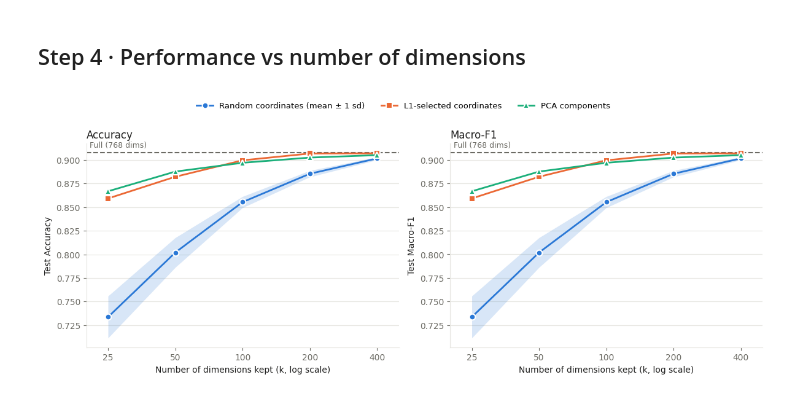
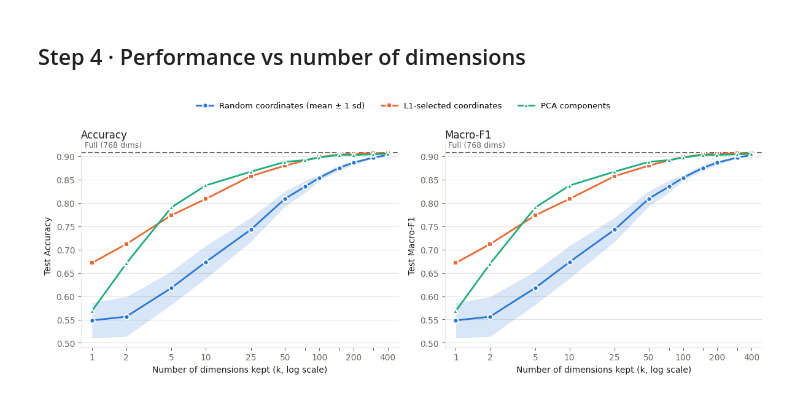
Before and after one commit to leocwq/STAT236, a Jupyter notebook: stat236_embedding.ipynb, the cells around one changed output. Cells and saved outputs as stored; diff of their text form; code cells hidden in the pictures.

```diff
--- a/stat236_embedding.ipynb
+++ b/stat236_embedding.ipynb
@@ -61,11 +56,14 @@ MAX_LEN = 256                               # tokens; longer texts are truncated
 BATCH_SIZE = 64
 
 # ---------- experiments ----------
-K_LIST = [25, 50, 100, 200, 400]            # the full 768 dims is the baseline
+# Original grid (25, 50, 100, 200, 400), extended down to k = 1 and with geometric midpoints
+# (75, 150, 300) where the curves change most. The full 768 dims is the baseline.
+K_LIST = [1, 2, 5, 10, 25, 50, 75, 100, 150, 200, 300, 400]
+LABEL_K = [1, 2, 5, 10, 25, 50, 100, 200, 400]   # k values that get a text label on plots
 N_RANDOM_SEEDS = 3 if QUICK else 20
 CV_FOLDS = 3 if QUICK else 5
 L2_CS = np.logspace(-4, 1, 11)              # C grid for the downstream L2 classifier
-L1_CS = np.logspace(-4, 0, 17)              # C path for L1 selection (small C = sparser)
+L1_CS = np.logspace(-4, 0, 33)              # C path for L1 selection (small C = sparser); dense so nearby k don't share a C
 EXP_SEED = 42
 
 for d in (DATA_DIR, EMB_DIR, RESULTS_DIR):
@@ -388,7 +386,7 @@ ax = axes[0]
 ax.plot(np.arange(1, len(cum) + 1), cum, color=BLUE, lw=2)
 ks = [k for k in K_LIST if k <= len(cum)]
 ax.plot(ks, cum[np.array(ks) - 1], ls="none", marker="o", ms=7, color=BLUE, mec="white", mew=1.5)
-for k in ks:
+for k in [k for k in ks if k in LABEL_K and k >= 10]:
     ax.annotate(f"k={k}: {100 * cum[k - 1]:.0f}%", xy=(k, cum[k - 1]), xytext=(-6, 6),
                 textcoords="offset points", ha="right", va="bottom", fontsize=8.5, color=INK)
 ax.set_xscale("log"); ax.set_ylim(0, 1.02)
@@ -586,33 +562,33 @@ def panel(ax, summary, metric, title):
                 ha="left", va="bottom", fontsize=9, color=MUTED)
     for method, st in STYLE.items():
         s = summary[summary["method"] == method].sort_values("k")
         if s.empty:
             continue
         mean, sd = s[f"{metric}_mean"], s[f"{metric}_std"].fillna(0)
         if method == "random":
             ax.fill_between(s["k"], mean - sd, mean + sd, color=st["color"], alpha=0.18, lw=0, zorder=2)
-        ax.plot(s["k"], mean, color=st["color"], lw=2, marker=st["marker"], ms=7,
+        ax.plot(s["k"], mean, color=st["color"], lw=2, marker=st["marker"], ms=6,
                 mec="white", mew=1.5, label=st["label"], zorder=3)
     ks = sorted(summary.loc[summary["method"] != "full", "k"].unique())
-    ax.set_xscale("log"); ax.set_xticks(ks); ax.set_xticklabels([str(k) for k in ks]); ax.minorticks_off()
+    ax.set_xscale("log"); ax.set_xticks(ks); ax.set_xticklabels([str(k) if k in LABEL_K else "" for k in ks]); ax.minorticks_off()
     ax.set_xlim(ks[0] * 0.8, ks[-1] * 1.25)
     ax.set_xlabel("Number of dimensions kept (k, log scale)", color=INK)
     ax.set_ylabel(f"Test {title}", color=INK)
     ax.set_title(title, loc="left", fontsize=12, color=INK)
     ax.grid(axis="y", color=GRID, lw=0.8)
     for side in ["top", "right"]:
         ax.spines[side].set_visible(False)
     for side in ["left", "bottom"]:
         ax.spines[side].set_color(GRID)
     ax.tick_params(colors=MUTED)
 
 fig, axes = plt.subplots(1, 2, figsize=(12, 4.6))
 panel(axes[0], summary, "acc", "Accuracy")
 panel(axes[1], summary, "f1", "Macro-F1")
 handles, labels = axes[0].get_legend_handles_labels()
 fig.legend(handles, labels, loc="upper center", ncol=3, frameon=False, fontsize=9.5, bbox_to_anchor=(0.5, 1.02))
 fig.tight_layout(rect=(0, 0, 1, 0.93))
 fig.savefig(RESULTS_DIR / "performance_vs_k.png", dpi=200, bbox_inches="tight", facecolor="white")
 plt.show()
 # %% [output]
-[figure, old version]
+[figure, new version]
```
Also changed, not shown: parts of 10 cells of this notebook.
